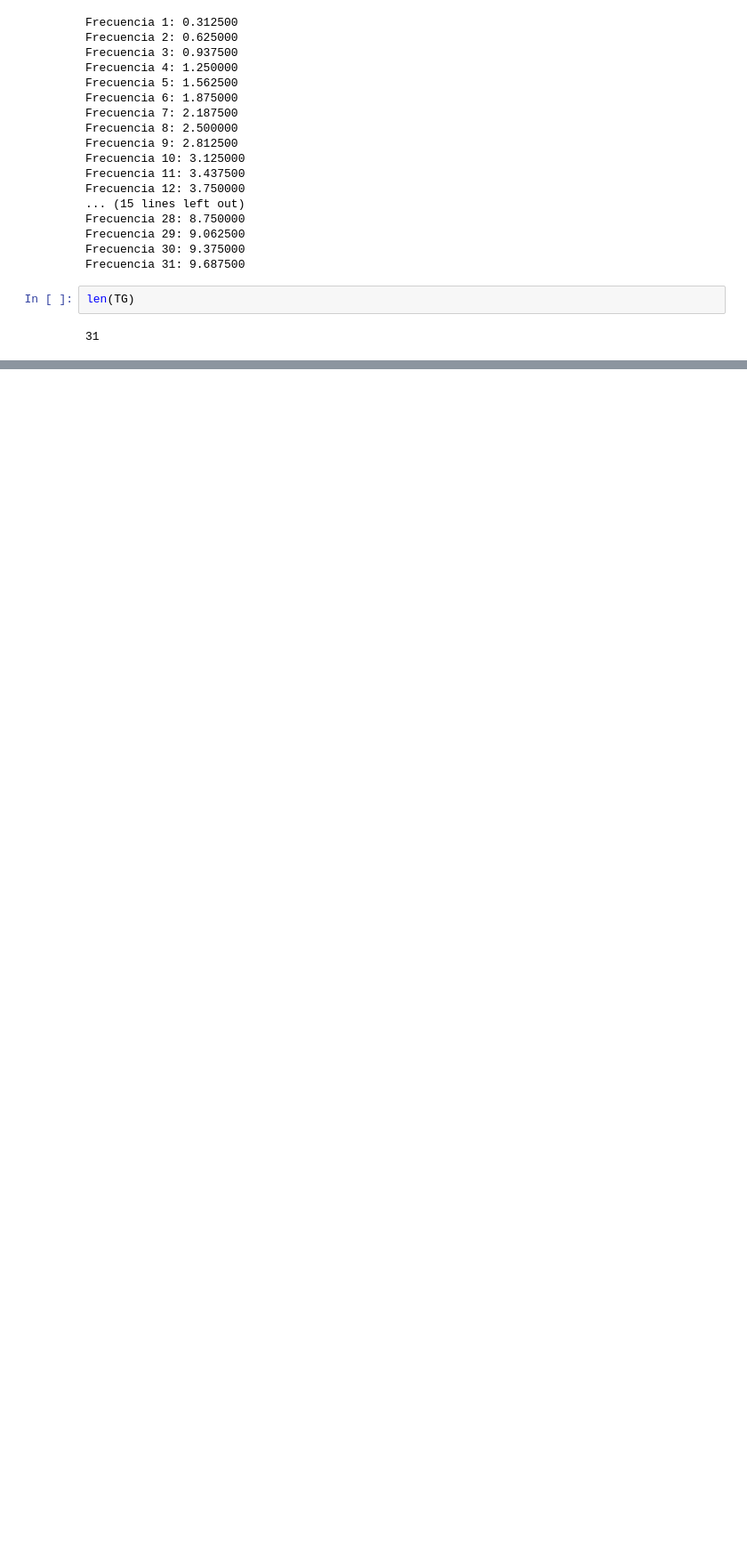
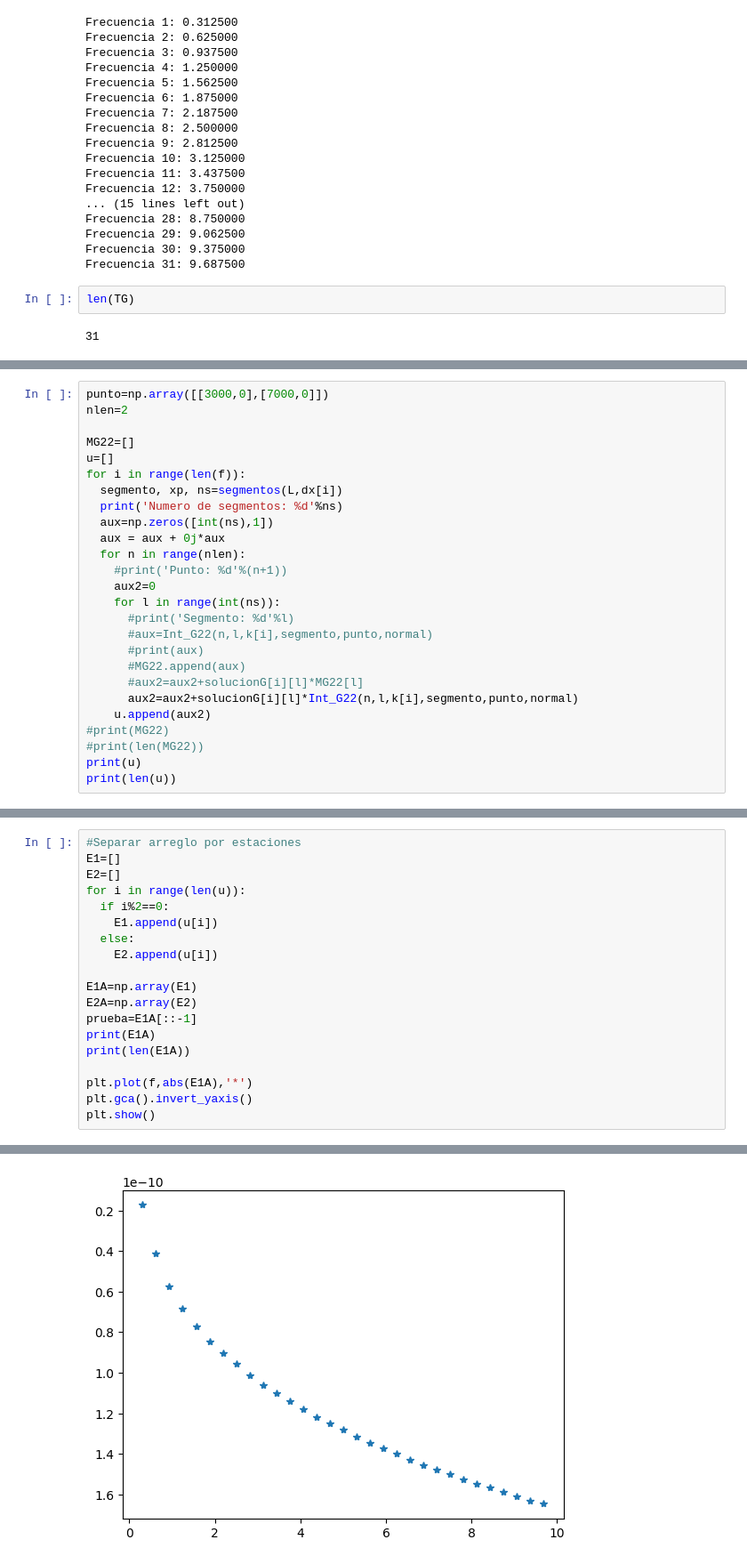
Before and after one commit to seismomat/IBEM, a Jupyter notebook: IBEM_General.ipynb, the cells around one changed output, grey strips where cells are left out. Shown at 89% size. Saved outputs shown, nothing was run; the diff lists cells and outputs as text; blank space fills up the shorter version.

```diff
--- a/IBEM_General.ipynb
+++ b/IBEM_General.ipynb
@@ -251,0 +408,26 @@ for i in range(len(f)):
+# %%
+punto=np.array([[3000,0],[7000,0]])
+nlen=2
+
+MG22=[]
+u=[]
+for i in range(len(f)):
+  segmento, xp, ns=segmentos(L,dx[i])
+  print('Numero de segmentos: %d'%ns)
+  aux=np.zeros([int(ns),1])
+  aux = aux + 0j*aux
+  for n in range(nlen):
+    #print('Punto: %d'%(n+1))
+    aux2=0
+    for l in range(int(ns)):
+      #print('Segmento: %d'%l)
+      #aux=Int_G22(n,l,k[i],segmento,punto,normal)
+      #print(aux)
+      #MG22.append(aux)
+      #aux2=aux2+solucionG[i][l]*MG22[l]
+      aux2=aux2+solucionG[i][l]*Int_G22(n,l,k[i],segmento,punto,normal)
+    u.append(aux2)
+#print(MG22)
+#print(len(MG22))
+print(u)
+print(len(u))
@@ -251,0 +456,20 @@ for i in range(len(f)):
+# %%
+#Separar arreglo por estaciones
+E1=[]
+E2=[]
+for i in range(len(u)):
+  if i%2==0:
+    E1.append(u[i])
+  else:
+    E2.append(u[i])
+
+E1A=np.array(E1)
+E2A=np.array(E2)
+prueba=E1A[::-1]
+print(E1A)
+print(len(E1A))
+
+plt.plot(f,abs(E1A),'*')
+plt.gca().invert_yaxis()
+plt.show()
+# %% [output]
@@ -251,0 +493 @@ for i in range(len(f)):
+[figure, added]
```
Also changed, not shown: parts of 19 cells of this notebook.
